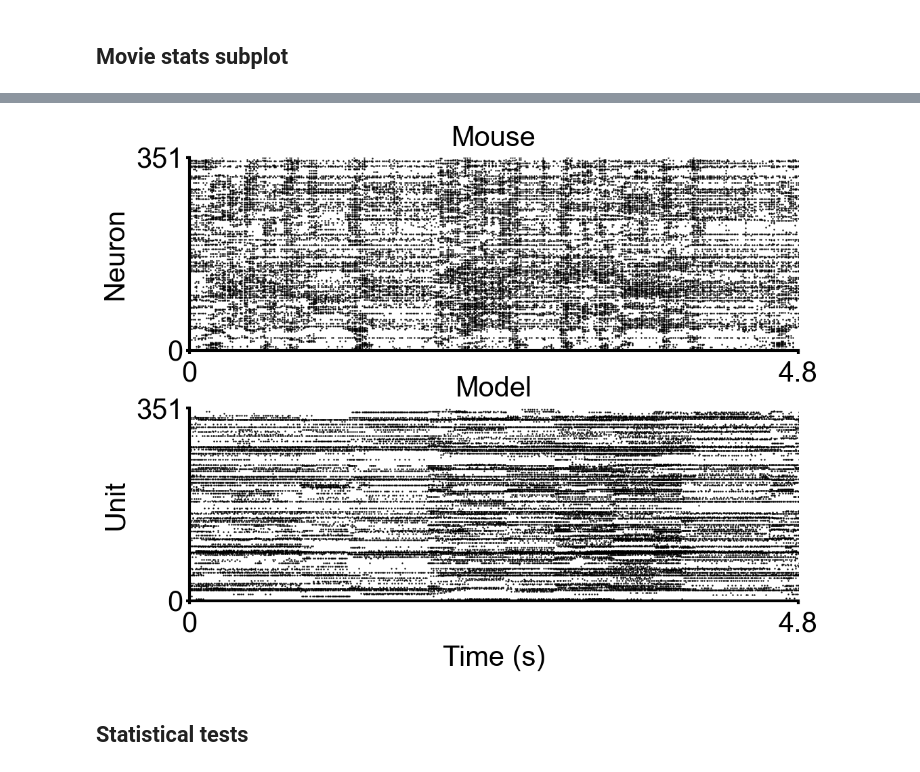
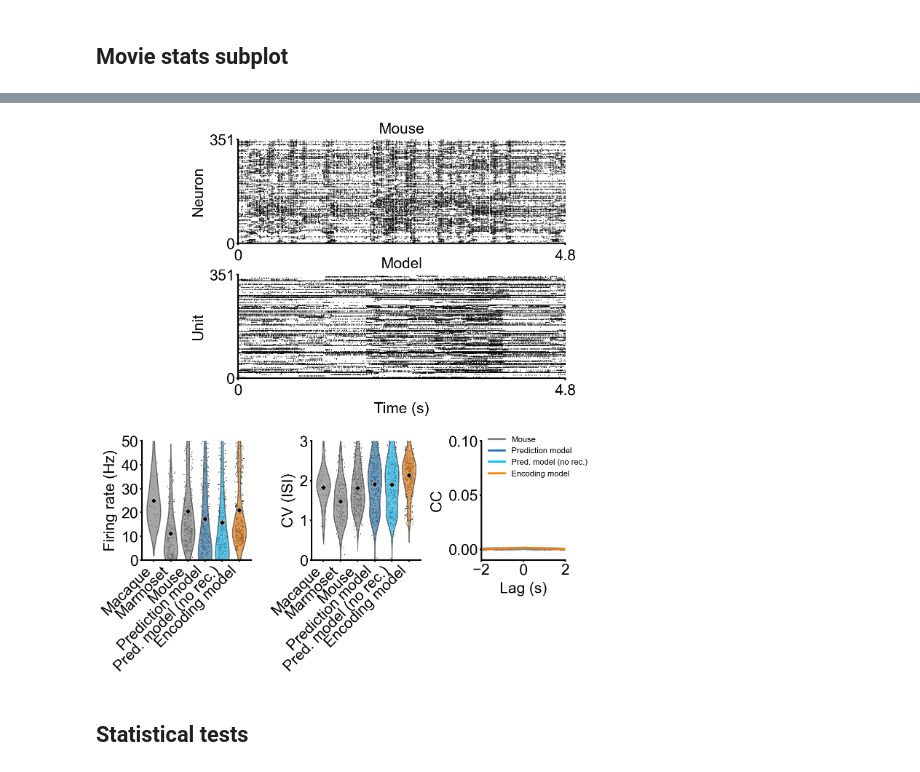
Before and after one commit to webstorms/RetinalModel, a Jupyter notebook: notebooks/Fig 2 - Spike responses.ipynb, the cells around one changed output, grey strips where cells are left out. Drawn from its saved outputs; the diff is of its cells as text; code cells hidden in the pictures.

Commit message:
Violin plots

```diff
--- a/notebooks/Fig 2 - Spike responses.ipynb
+++ b/notebooks/Fig 2 - Spike responses.ipynb
@@ -193,41 +230,49 @@ print(correlation_list[1].max(), correlation_list[2].max(), correlation_list[3].
 # %%
 fig = plt.figure(figsize=(15, 15))
-fig_spec = gridspec.GridSpec(2, 1, wspace=0, hspace=0.35, height_ratios=[1, 0.5])
-top_spec = gridspec.GridSpecFromSubplotSpec(1, 2, subplot_spec=fig_spec[0], width_ratios=[0.25, 0.85], wspace=0)
-top_spec = gridspec.GridSpecFromSubplotSpec(2, 1, subplot_spec=top_spec[1], height_ratios=[0.5, 0.5], hspace=0.3)
+#fig_spec = gridspec.GridSpec(2, 1, wspace=0, hspace=0.35, height_ratios=[1, 0.5])
+#top_spec = gridspec.GridSpecFromSubplotSpec(1, 2, subplot_spec=fig_spec[0], width_ratios=[0.25, 0.85], wspace=0)
+#top_spec = gridspec.GridSpecFromSubplotSpec(2, 1, subplot_spec=top_spec[1], height_ratios=[0.5, 0.5], hspace=0.3)
 bottom_spec = gridspec.GridSpecFromSubplotSpec(1, 3, subplot_spec=fig_spec[1], width_ratios=[1.3, 1.3, 1], wspace=0.6)
 
 # Top
 ax = plt.Subplot(fig, top_spec[0])
 plot_raster(*all_spike_stats.mouse_movie_stats.get_exp_spike_times(), "Mouse", 1152, "4.8", 351, "Neuron", ax)
 fig.add_subplot(ax)
 
 ax = plt.Subplot(fig, top_spec[1])
 plot_raster(*all_spike_stats.mouse_movie_stats.get_pred_spike_times(active_idxs, 351, 42+10+10), "Model", 1152, "4.8", 351, "Unit", ax)
 ax.set_xlabel("Time (s)", fontsize=30, labelpad=8)
 fig.add_subplot(ax)
 
 # Bottom
 firing_rate_df = all_spike_stats.get_spike_rate_df(img=False)
 cv_df = all_spike_stats.get_cv_df(img=False)
 
 ax = plt.Subplot(fig, bottom_spec[0])
-plot_natural_spike_stats(firing_rate_df, "Firing rate (Hz)", [0, 10, 20, 30], ["gray", "gray", "gray", dark_blue, "deepskyblue", dark_orange], ax)
+plot_natural_spike_stats(firing_rate_df, "Firing rate (Hz)", [0, 10, 20, 30, 40, 50], ["gray", "gray", "gray", dark_blue, "deepskyblue", dark_orange], ax)
 fig.add_subplot(ax)
 
 ax = plt.Subplot(fig, bottom_spec[1])
-plot_natural_spike_stats(cv_df, "CV (ISI)", [0, 1, 2, 2.5], ["gray", "gray", "gray", dark_blue, "deepskyblue", dark_orange], ax)
+plot_natural_spike_stats(cv_df, "CV (ISI)", [0, 1, 2, 3], ["gray", "gray", "gray", dark_blue, "deepskyblue", dark_orange], ax)
 fig.add_subplot(ax)
 
+scaled_correlation_list = correlation_list
+#Luke, please check this out
+#T = all_spike_stats.sal_img_stats.spike_tensor.shape[1]
+#bin_dt = 24   # or 33
+#dt = 4
+#scale = T - (bin_dt / dt)
+#scaled_correlation_list = [c * scale for c in correlation_list]
+
 ax = plt.Subplot(fig, bottom_spec[2])
-plot_CC(lag_list, correlation_list, label_list, colour_list, 2, [-0.01, 0.1], ax)
+plot_CC(lag_list, scaled_correlation_list, label_list, colour_list, 2, [-0.01, 0.1], ax)
 leg = ax.legend(bbox_to_anchor=(1.35, 1.1), loc="upper right", fontsize=16, frameon=False)
 ax.get_legend().set_title(None)
 fig.add_subplot(ax)
 
 plt.savefig(f"{root}/figures/fig2/movie_stats.svg", format="svg", transparent=False, bbox_inches="tight")
 # %% [output]
-[figure, old version]
+[figure, new version]
 # %%
 model_movie_firing = firing_rate_df[firing_rate_df["animal"] == "Prediction model"]["y"].values
 model_movie_cvisi = cv_df[cv_df["animal"] == "Prediction model"]["y"].values
```
Also changed, not shown: parts of 7 cells of this notebook, 3 other files.
